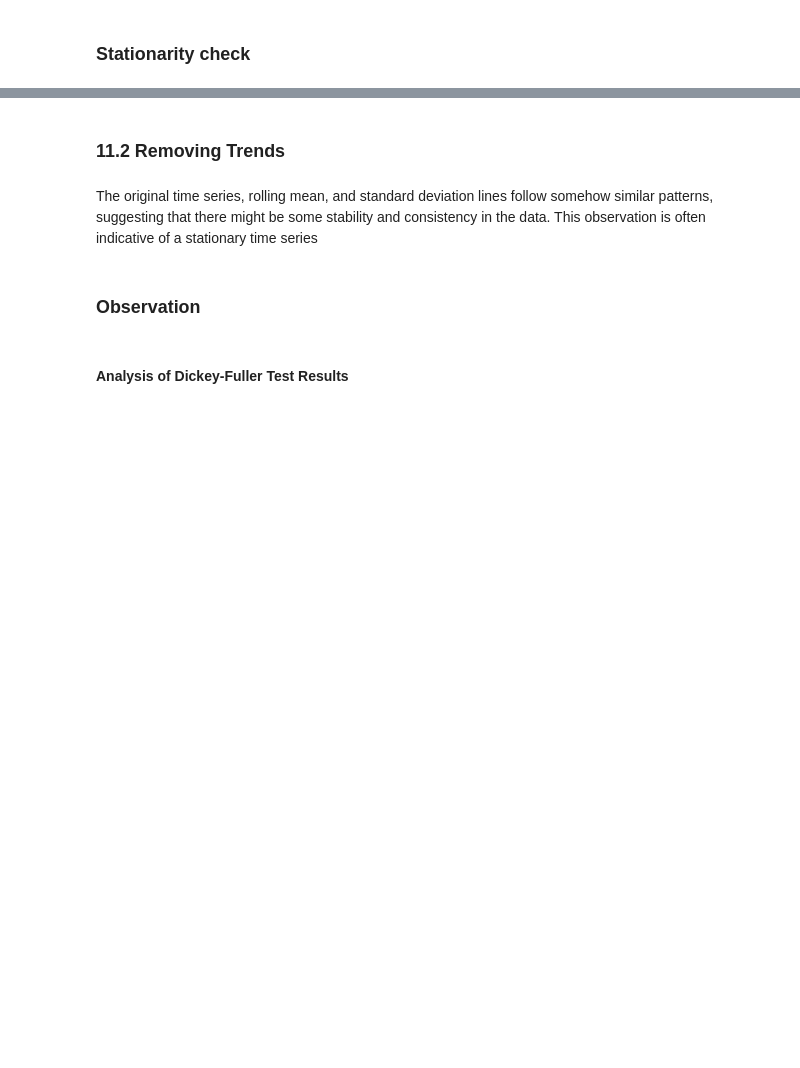
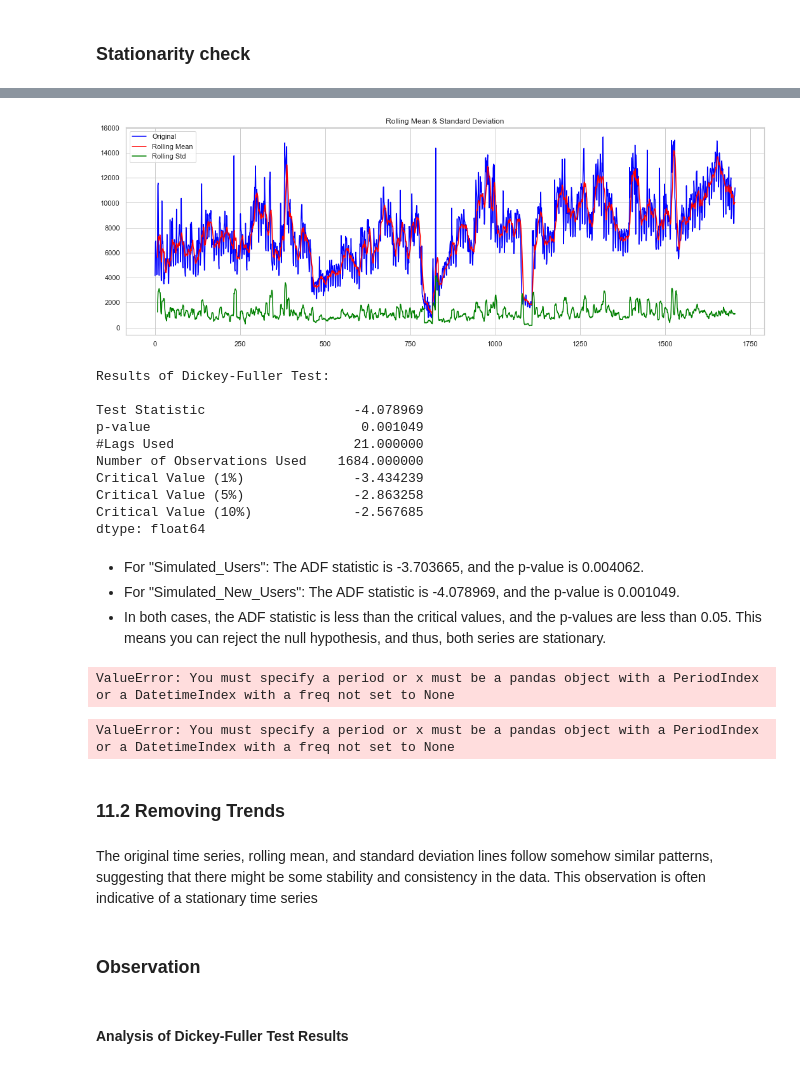
Before and after one commit to Mwenda-Mugambi/Web_Ad_campaign_optimization, a Jupyter notebook: Group_5_Notebook.ipynb, the cells around one changed output, grey strips where cells are left out. Saved outputs shown, nothing was run; the diff lists cells and outputs as text; code cells hidden in the pictures; blank space fills up the shorter version.

```diff
--- a/Group_5_Notebook.ipynb
+++ b/Group_5_Notebook.ipynb
@@ -817,3 +857,47 @@ Critical Values:
+# %%
+stationarity_check(Simulated_New_Users)
+# %% [output]
+[figure, added]
+Results of Dickey-Fuller Test:
+
+Test Statistic                   -4.078969
+p-value                           0.001049
+#Lags Used                       21.000000
+Number of Observations Used    1684.000000
+Critical Value (1%)              -3.434239
+Critical Value (5%)              -2.863258
+Critical Value (10%)             -2.567685
+dtype: float64
+# %% [markdown]
+* For "Simulated_Users": The ADF statistic is -3.703665, and the p-value is 0.004062.
+* For "Simulated_New_Users": The ADF statistic is -4.078969, and the p-value is 0.001049.
+* In both cases, the ADF statistic is less than the critical values, and the p-values are less than 0.05. This means you can reject the null hypothesis, and thus, both series are stationary.
+# %%
+# Check for missing dates
+expected_range = pd.date_range(start=df.index.min(), end=df.index.max(), freq='D')
+missing_dates = expected_range.difference(df.index)
+
+# If there are missing dates, fill them
+if not missing_dates.empty:
+    df = df.reindex(expected_range, fill_value=0) # or use `method='ffill'` or `method='bfill'
+
+# Now try setting the frequency and performing the decomposition
+df.index.freq = 'D'  # Set frequency to daily
+
+# Decompose 'Simulated_Users'
+decomp_users = sd(Simulated_Users, model='additive')
+plt.figure(figsize=(14, 10))
+decomp_users.plot()
+plt.show()
+# %% [output]
+ValueError: You must specify a period or x must be a pandas object with a PeriodIndex or a DatetimeIndex with a freq not set to None
+# %%
+# Decompose 'Simulated_New_Users'
+decomp_new_users = sd(Simulated_Users, model='additive')
+decomp_new_users.plot()
+plt.show()
+# %% [output]
+ValueError: You must specify a period or x must be a pandas object with a PeriodIndex or a DatetimeIndex with a freq not set to None
 # %% [markdown]
 ### 11.2 Removing Trends
 # %%
```
Also changed, not shown: parts of 14 cells of this notebook, 1 other file.
